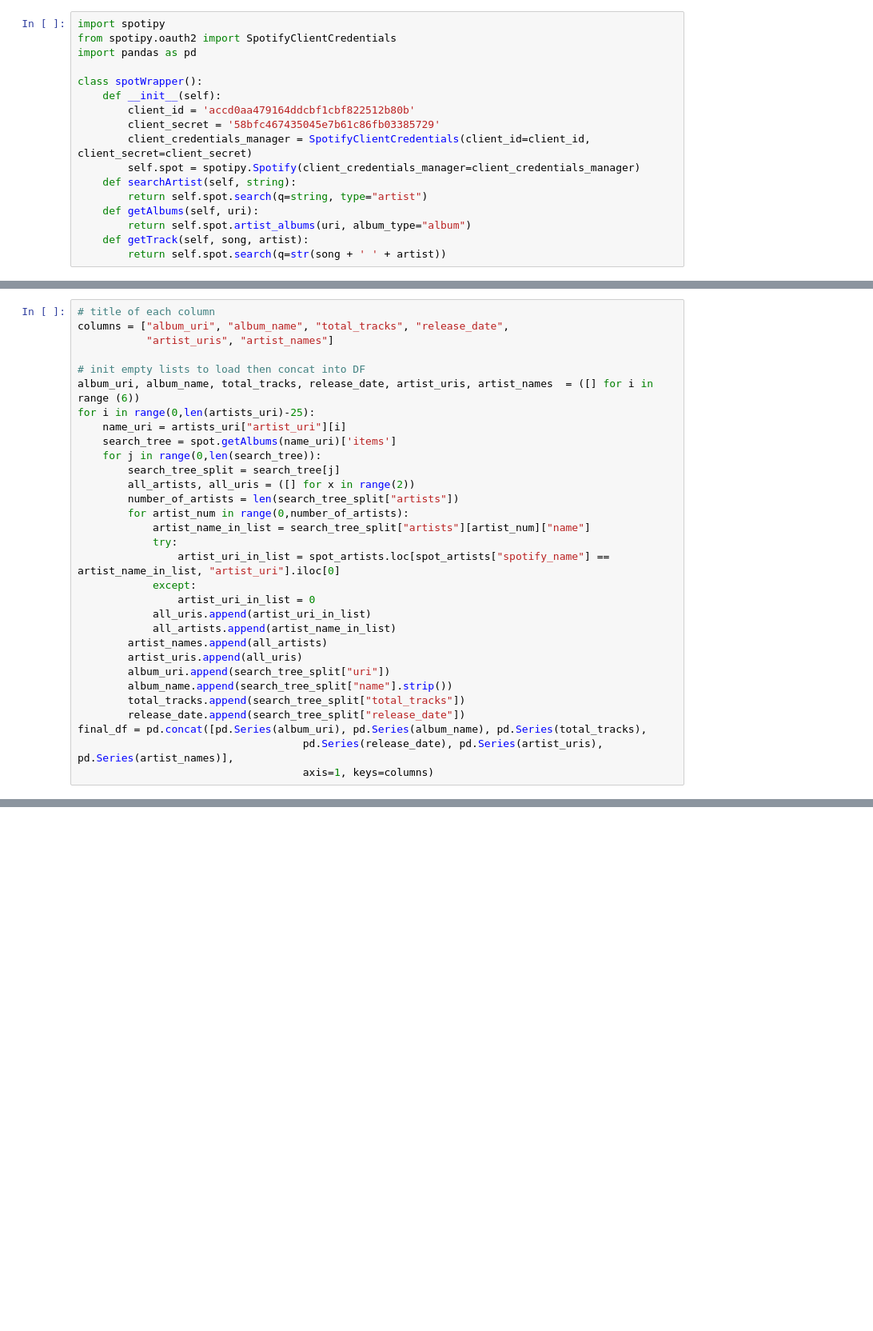
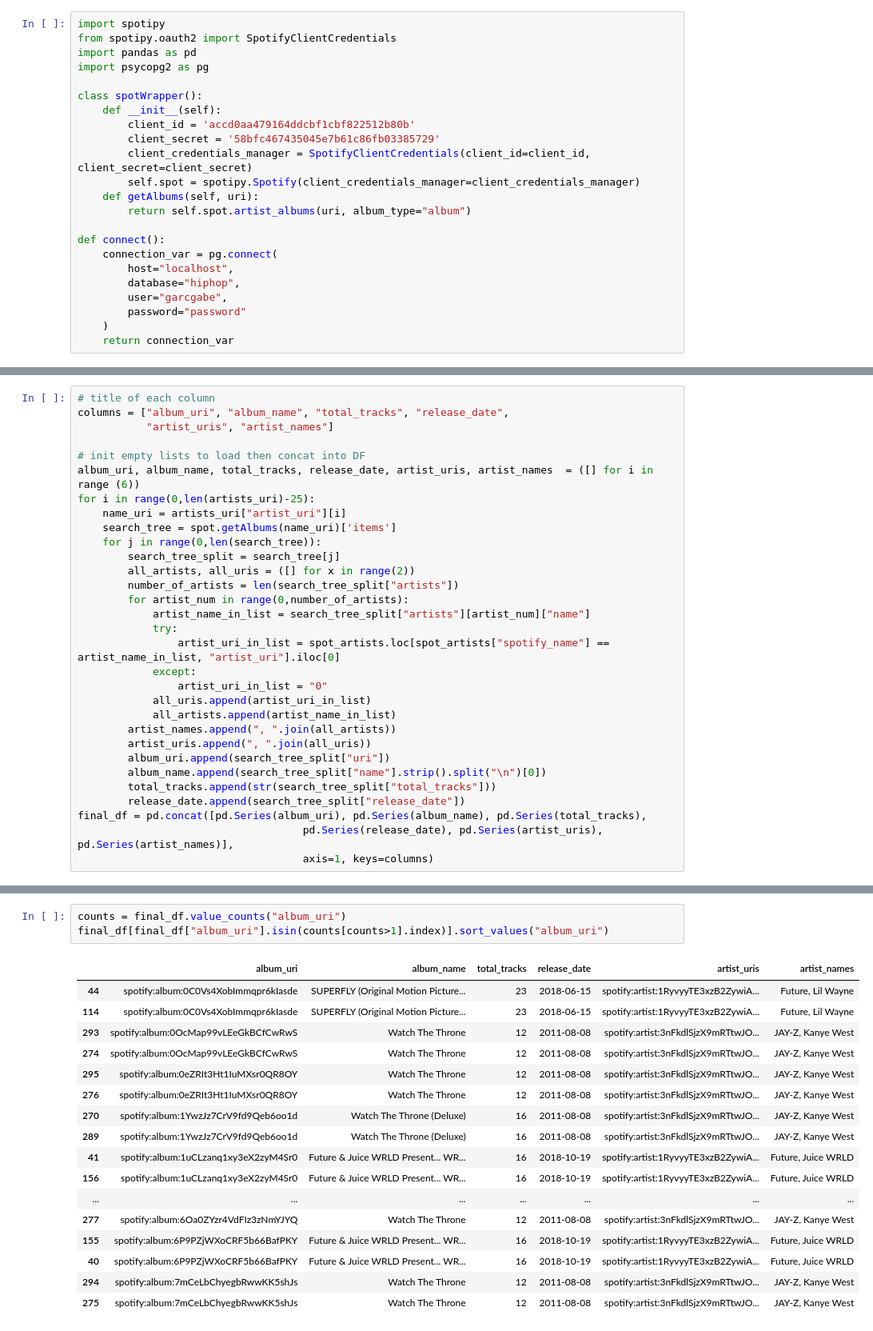
Before and after one commit to garcgabe/HipHop-Analysis-Project, a Jupyter notebook: HH_Spotify_albums.ipynb, the cells around one changed output, grey strips where cells are left out. Shown at 80% size. Cells and saved outputs as stored; diff of their text form; blank space fills up the shorter version.

Commit message:
started loading to SQL - need to remove duplicate albums first

```diff
--- a/HH_Spotify_albums.ipynb
+++ b/HH_Spotify_albums.ipynb
@@ -2,6 +2,7 @@
 import spotipy
 from spotipy.oauth2 import SpotifyClientCredentials
 import pandas as pd
+import psycopg2 as pg
 
 class spotWrapper():
     def __init__(self):
@@ -9,12 +10,17 @@ class spotWrapper():
         client_secret = '58bfc467435045e7b61c86fb03385729'
         client_credentials_manager = SpotifyClientCredentials(client_id=client_id, client_secret=client_secret)
         self.spot = spotipy.Spotify(client_credentials_manager=client_credentials_manager)
-    def searchArtist(self, string):
-        return self.spot.search(q=string, type="artist")
     def getAlbums(self, uri):
         return self.spot.artist_albums(uri, album_type="album")
-    def getTrack(self, song, artist):
-        return self.spot.search(q=str(song + ' ' + artist))
+
+def connect():
+    connection_var = pg.connect(
+        host="localhost",
+        database="hiphop",
+        user="garcgabe",
+        password="password"
+    )
+    return connection_var
 # %%
 spot = spotWrapper()
 spot_artists = pd.read_excel("/Users/garcgabe/Desktop/SpotifyArtists.xlsx").drop("Unnamed: 0", axis=1)
@@ -38,14 +44,14 @@ for i in range(0,len(artists_uri)-25):
             try:
                 artist_uri_in_list = spot_artists.loc[spot_artists["spotify_name"] == artist_name_in_list, "artist_uri"].iloc[0]
             except:
-                artist_uri_in_list = 0
+                artist_uri_in_list = "0"
             all_uris.append(artist_uri_in_list)
             all_artists.append(artist_name_in_list)
-        artist_names.append(all_artists)
-        artist_uris.append(all_uris)
+        artist_names.append(", ".join(all_artists))
+        artist_uris.append(", ".join(all_uris))
         album_uri.append(search_tree_split["uri"])
-        album_name.append(search_tree_split["name"].strip())
-        total_tracks.append(search_tree_split["total_tracks"])
+        album_name.append(search_tree_split["name"].strip().split("\n")[0])
+        total_tracks.append(str(search_tree_split["total_tracks"]))
         release_date.append(search_tree_split["release_date"])
 final_df = pd.concat([pd.Series(album_uri), pd.Series(album_name), pd.Series(total_tracks),
                                     pd.Series(release_date), pd.Series(artist_uris), pd.Series(artist_names)],
@@ -52,0 +90,21 @@ final_df = pd.concat([pd.Series(album_uri), pd.Series(album_name), pd.Series(tot
+# %%
+counts = final_df.value_counts("album_uri")
+final_df[final_df["album_uri"].isin(counts[counts>1].index)].sort_values("album_uri")
+# %% [output]
+|  | album_uri | album_name | total_tracks | release_date | artist_uris | artist_names |
+| 44 | spotify:album:0C0Vs4XobImmqpr6kIasde | SUPERFLY (Original Motion Picture... | 23 | 2018-06-15 | spotify:artist:1RyvyyTE3xzB2ZywiA... | Future, Lil Wayne |
+| 114 | spotify:album:0C0Vs4XobImmqpr6kIasde | SUPERFLY (Original Motion Picture... | 23 | 2018-06-15 | spotify:artist:1RyvyyTE3xzB2ZywiA... | Future, Lil Wayne |
+| 293 | spotify:album:0OcMap99vLEeGkBCfCwRwS | Watch The Throne | 12 | 2011-08-08 | spotify:artist:3nFkdlSjzX9mRTtwJO... | JAY-Z, Kanye West |
+| 274 | spotify:album:0OcMap99vLEeGkBCfCwRwS | Watch The Throne | 12 | 2011-08-08 | spotify:artist:3nFkdlSjzX9mRTtwJO... | JAY-Z, Kanye West |
+| 295 | spotify:album:0eZRIt3Ht1IuMXsr0QR8OY | Watch The Throne | 12 | 2011-08-08 | spotify:artist:3nFkdlSjzX9mRTtwJO... | JAY-Z, Kanye West |
+| 276 | spotify:album:0eZRIt3Ht1IuMXsr0QR8OY | Watch The Throne | 12 | 2011-08-08 | spotify:artist:3nFkdlSjzX9mRTtwJO... | JAY-Z, Kanye West |
+| 270 | spotify:album:1YwzJz7CrV9fd9Qeb6oo1d | Watch The Throne (Deluxe) | 16 | 2011-08-08 | spotify:artist:3nFkdlSjzX9mRTtwJO... | JAY-Z, Kanye West |
+| 289 | spotify:album:1YwzJz7CrV9fd9Qeb6oo1d | Watch The Throne (Deluxe) | 16 | 2011-08-08 | spotify:artist:3nFkdlSjzX9mRTtwJO... | JAY-Z, Kanye West |
+| 41 | spotify:album:1uCLzanq1xy3eX2zyM4Sr0 | Future & Juice WRLD Present... WR... | 16 | 2018-10-19 | spotify:artist:1RyvyyTE3xzB2ZywiA... | Future, Juice WRLD |
+| 156 | spotify:album:1uCLzanq1xy3eX2zyM4Sr0 | Future & Juice WRLD Present... WR... | 16 | 2018-10-19 | spotify:artist:1RyvyyTE3xzB2ZywiA... | Future, Juice WRLD |
+| ... | ... | ... | ... | ... | ... | ... |
+| 277 | spotify:album:6Oa0ZYzr4VdFIz3zNmYJYQ | Watch The Throne | 12 | 2011-08-08 | spotify:artist:3nFkdlSjzX9mRTtwJO... | JAY-Z, Kanye West |
+| 155 | spotify:album:6P9PZjWXoCRF5b66BafPKY | Future & Juice WRLD Present... WR... | 16 | 2018-10-19 | spotify:artist:1RyvyyTE3xzB2ZywiA... | Future, Juice WRLD |
+| 40 | spotify:album:6P9PZjWXoCRF5b66BafPKY | Future & Juice WRLD Present... WR... | 16 | 2018-10-19 | spotify:artist:1RyvyyTE3xzB2ZywiA... | Future, Juice WRLD |
+| 294 | spotify:album:7mCeLbChyegbRwwKK5shJs | Watch The Throne | 12 | 2011-08-08 | spotify:artist:3nFkdlSjzX9mRTtwJO... | JAY-Z, Kanye West |
+| 275 | spotify:album:7mCeLbChyegbRwwKK5shJs | Watch The Throne | 12 | 2011-08-08 | spotify:artist:3nFkdlSjzX9mRTtwJO... | JAY-Z, Kanye West |
```
Also changed, not shown: parts of 2 cells of this notebook, 2 other files.
